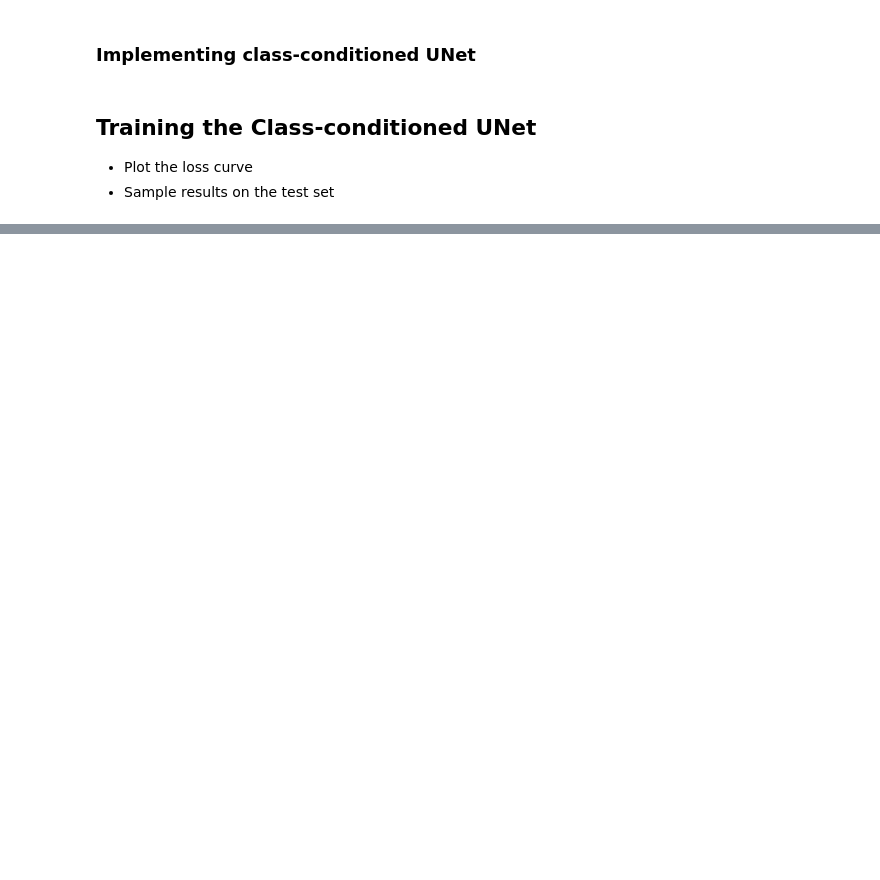
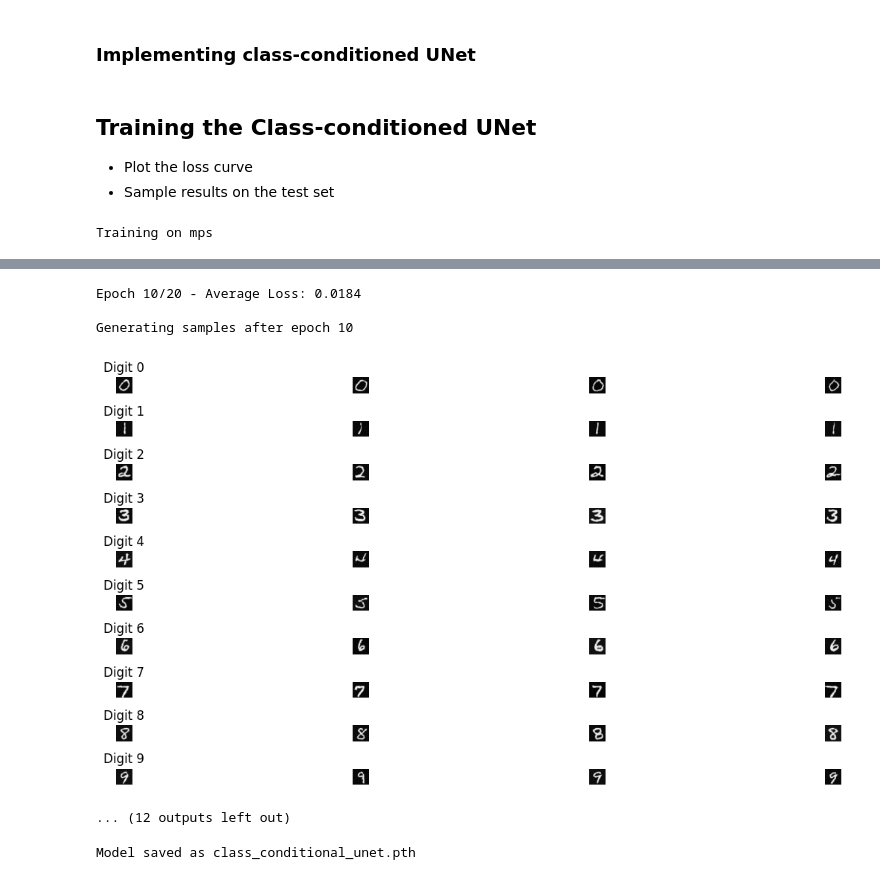
Before and after one commit to Astrak00/CS444, a Jupyter notebook: assignment5/assignment5_starter_sp25.ipynb, the cells around one changed output, grey strips where cells are left out. Saved outputs shown, nothing was run; the diff lists cells and outputs as text; code cells hidden in the pictures; blank space fills up the shorter version.

```diff
--- a/assignment5/assignment5_starter_sp25.ipynb
+++ b/assignment5/assignment5_starter_sp25.ipynb
@@ -877,0 +1318,65 @@ dataloader = DataLoader(dataset, batch_size=128, shuffle=True)
+# %%
+# Lists to store metrics
+train_losses = []
+
+# Training loop with visualization
+print(f"Training on {DEVICE}")
+
+for epoch in range(EPOCHS):
+    # Train for one epoch
+    avg_loss = train_epoch(model, train_loader, optimizer, ddpm_sched, NUM_TIMESTEPS, P_UNCOND)
+    train_losses.append(avg_loss)
+
+    # Print progress
+    print(f"Epoch {epoch+1}/{EPOCHS} - Average Loss: {avg_loss:.4f}")
+
+    # Generate samples every 10 epochs
+    if (epoch + 1) % 10 == 0:
+        print(f"\nGenerating samples after epoch {epoch+1}")
+        model.eval()
+        with torch.no_grad():
+            # Generate samples for each digit
+            samples_per_digit = 4
+            all_samples = []
+
+            for digit in range(10):
+                # Create condition tensor for this digit
+                c = torch.full((samples_per_digit,), digit, device=DEVICE)
+
+                # Generate samples
+                samples = ddpm_sample(
+                    model,
+                    ddpm_sched,
+                    c,
+                    img_wh=(28, 28),
+                    num_ts=NUM_TIMESTEPS,
+                    guidance_scale=GUIDANCE_SCALE,
+                    seed=epoch
+                )
+                all_samples.append(samples)
+
+            # Concatenate all samples
+            all_samples = torch.cat(all_samples, dim=0)
+
+            # Visualize samples
+            plt.figure(figsize=(15, 6))
+            for i in range(40):  # Show 4 samples for each digit
+                plt.subplot(10, 4, i+1)
+                plt.imshow(all_samples[i, 0].cpu(), cmap='gray')
+                plt.axis('off')
+                if i % 4 == 0:
+                    plt.title(f'Digit {i//4}')
+            plt.tight_layout()
+            plt.show()
+
+# Plot final loss curve
+plt.figure(figsize=(10, 5))
+plt.plot(train_losses, label='Training Loss')
+plt.xlabel('Epoch')
+plt.ylabel('Loss')
+plt.title('Training Loss Over Time')
+plt.legend()
+plt.grid(True)
+plt.show()
+# %% [output]
+Training on mps
@@ -877,0 +1392,11 @@ dataloader = DataLoader(dataset, batch_size=128, shuffle=True)
+Epoch 10/20 - Average Loss: 0.0184
+
+Generating samples after epoch 10
+[figure, added]
+... (12 outputs left out)
+# %%
+# Save the model
+torch.save(model.state_dict(), 'class_conditional_unet.pth')
+print("Model saved as class_conditional_unet.pth")
+# %% [output]
+Model saved as class_conditional_unet.pth
```
Also changed, not shown: parts of 30 cells of this notebook.
